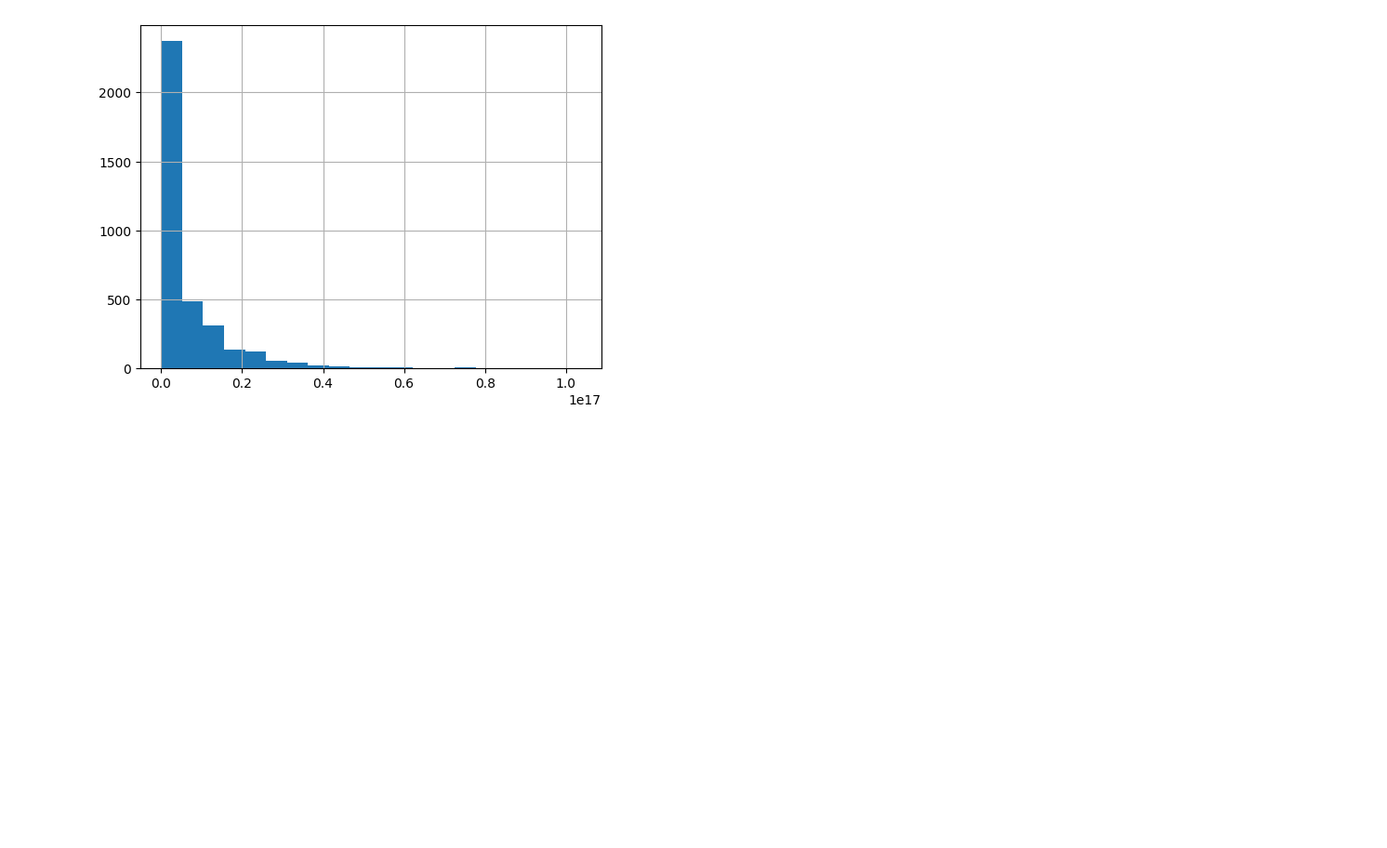
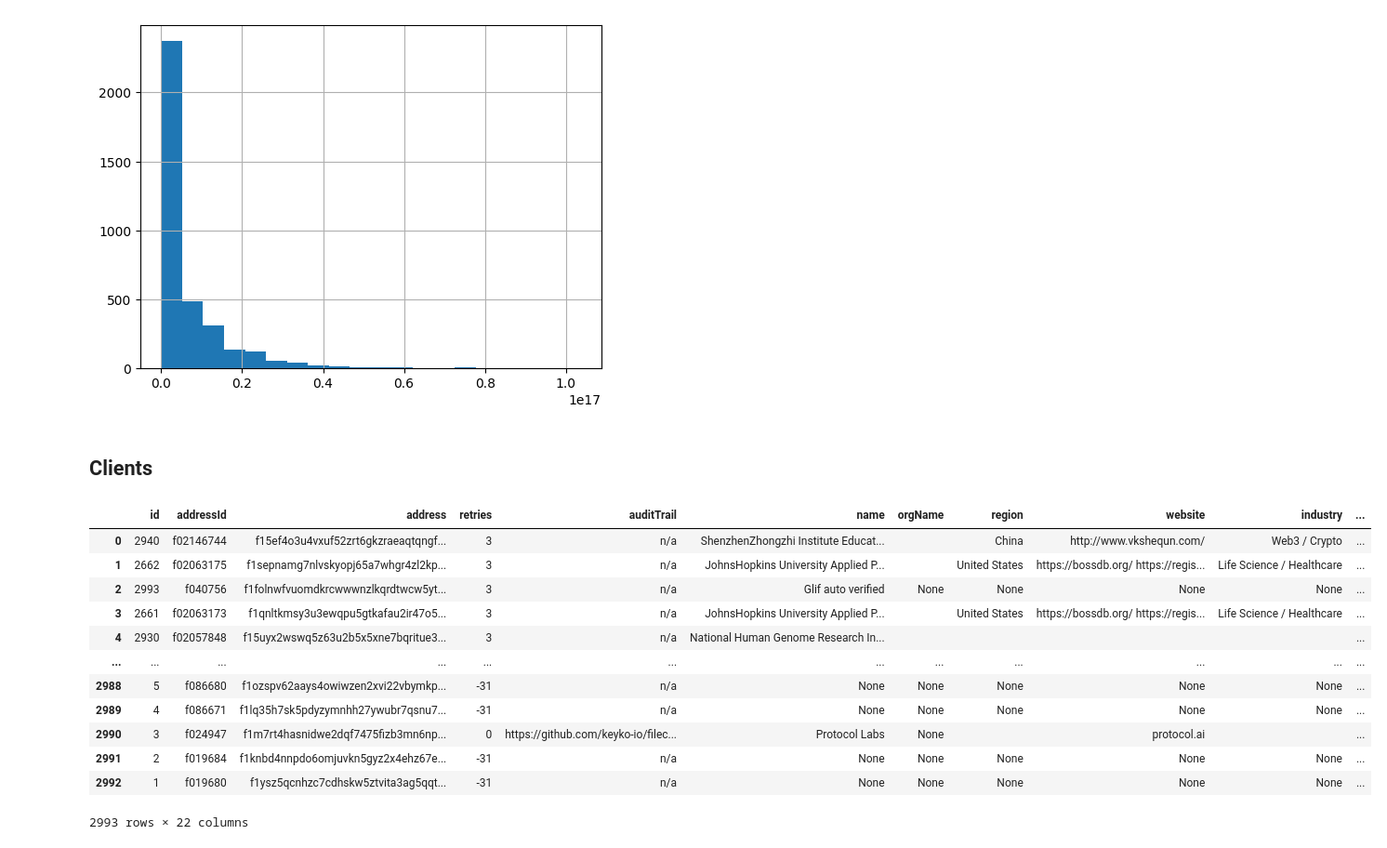
Before and after one commit to davidgasquez/datalab, a Jupyter notebook: notebooks/2023-05-09-Filecoin Report.ipynb, the cells around one changed output. Shown at 93% size. Cells and saved outputs as stored; diff of their text form; code cells hidden in the pictures; blank space fills up the shorter version.

```diff
--- a/notebooks/2023-05-09-Filecoin Report.ipynb
+++ b/notebooks/2023-05-09-Filecoin Report.ipynb
@@ -107,3 +174,32 @@ hist = latest_snapshot["avg_raw_byte_power"].hist(bins=20)
 hist = latest_snapshot["avg_quality_adj_power"].hist(bins=20)
 # %% [output]
 [figure]
+# %% [markdown]
+## Clients
+# %%
+import requests
+
+# Get datacapstats.io verified clients
+verified_clients = requests.get(
+    "https://api.datacapstats.io/api/getVerifiedClients"
+).json()
+# %%
+verified_clients_df = pd.json_normalize(verified_clients["data"]).drop(
+    columns=["allowanceArray"]
+)
+# %%
+verified_clients_df
+# %% [output]
+|  | id | addressId | address | retries | auditTrail | name | orgName | region | website | industry | ... |
+| 0 | 2940 | f02146744 | f15ef4o3u4vxuf52zrt6gkzraeaqtqngf... | 3 | n/a | ShenzhenZhongzhi Institute Educat... |  | China | http://www.vkshequn.com/ | Web3 / Crypto | ... |
+| 1 | 2662 | f02063175 | f1sepnamg7nlvskyopj65a7whgr4zl2kp... | 3 | n/a | JohnsHopkins University Applied P... |  | United States | https://bossdb.org/ https://regis... | Life Science / Healthcare | ... |
+| 2 | 2993 | f040756 | f1folnwfvuomdkrcwwwnzlkqrdtwcw5yt... | 3 | n/a | Glif auto verified | None | None | None | None | ... |
+| 3 | 2661 | f02063173 | f1qnltkmsy3u3ewqpu5gtkafau2ir47o5... | 3 | n/a | JohnsHopkins University Applied P... |  | United States | https://bossdb.org/ https://regis... | Life Science / Healthcare | ... |
+| 4 | 2930 | f02057848 | f15uyx2wswq5z63u2b5x5xne7bqritue3... | 3 | n/a | National Human Genome Research In... |  |  |  |  | ... |
+| ... | ... | ... | ... | ... | ... | ... | ... | ... | ... | ... | ... |
+| 2988 | 5 | f086680 | f1ozspv62aays4owiwzen2xvi22vbymkp... | -31 | n/a | None | None | None | None | None | ... |
+| 2989 | 4 | f086671 | f1lq35h7sk5pdyzymnhh27ywubr7qsnu7... | -31 | n/a | None | None | None | None | None | ... |
+| 2990 | 3 | f024947 | f1m7rt4hasnidwe2dqf7475fizb3mn6np... | 0 | https://github.com/keyko-io/filec... | Protocol Labs | None |  | protocol.ai |  | ... |
+| 2991 | 2 | f019684 | f1knbd4nnpdo6omjuvkn5gyz2x4ehz67e... | -31 | n/a | None | None | None | None | None | ... |
+| 2992 | 1 | f019680 | f1ysz5qcnhzc7cdhskw5ztvita3ag5qqt... | -31 | n/a | None | None | None | None | None | ... |
+2993 rows × 22 columns
```
Also changed, not shown: parts of 12 cells of this notebook.
